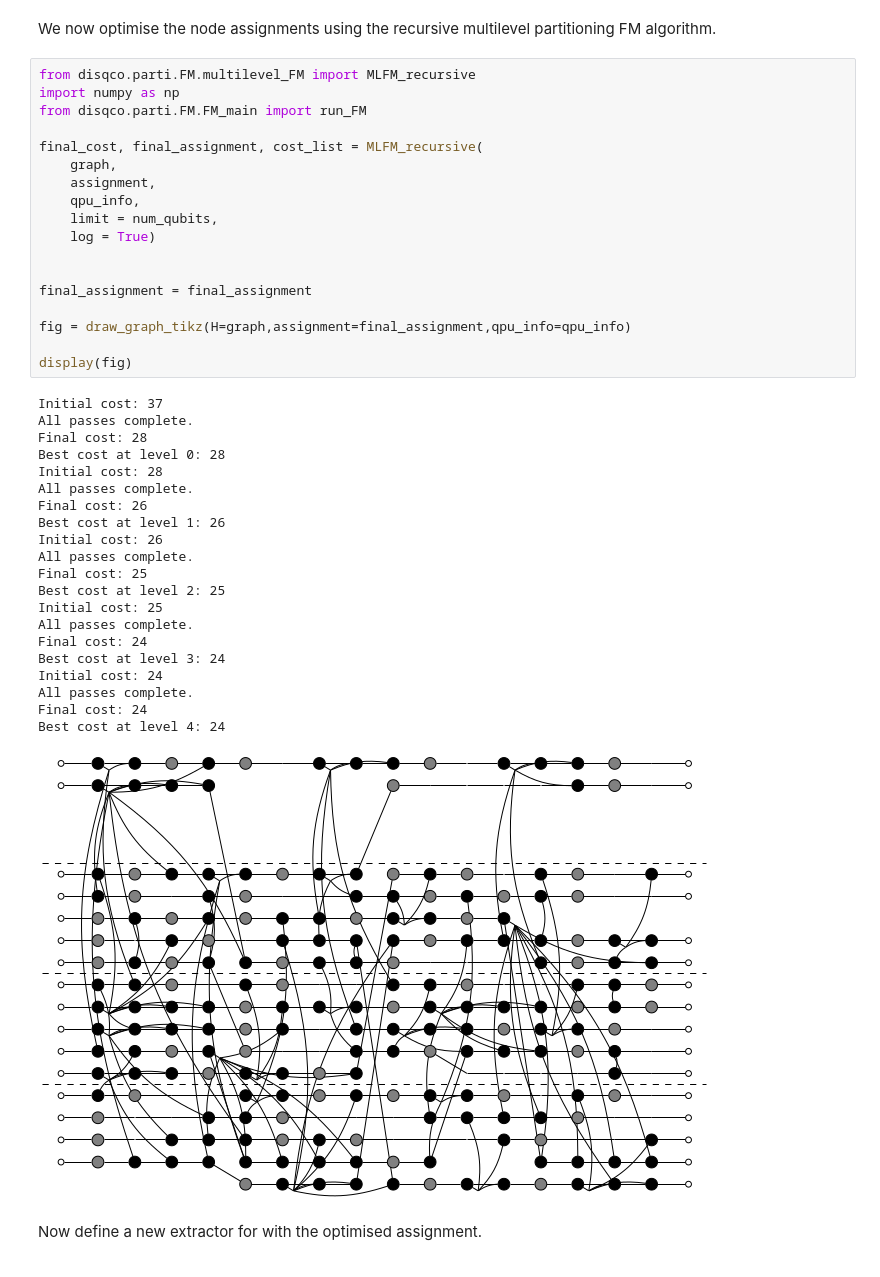
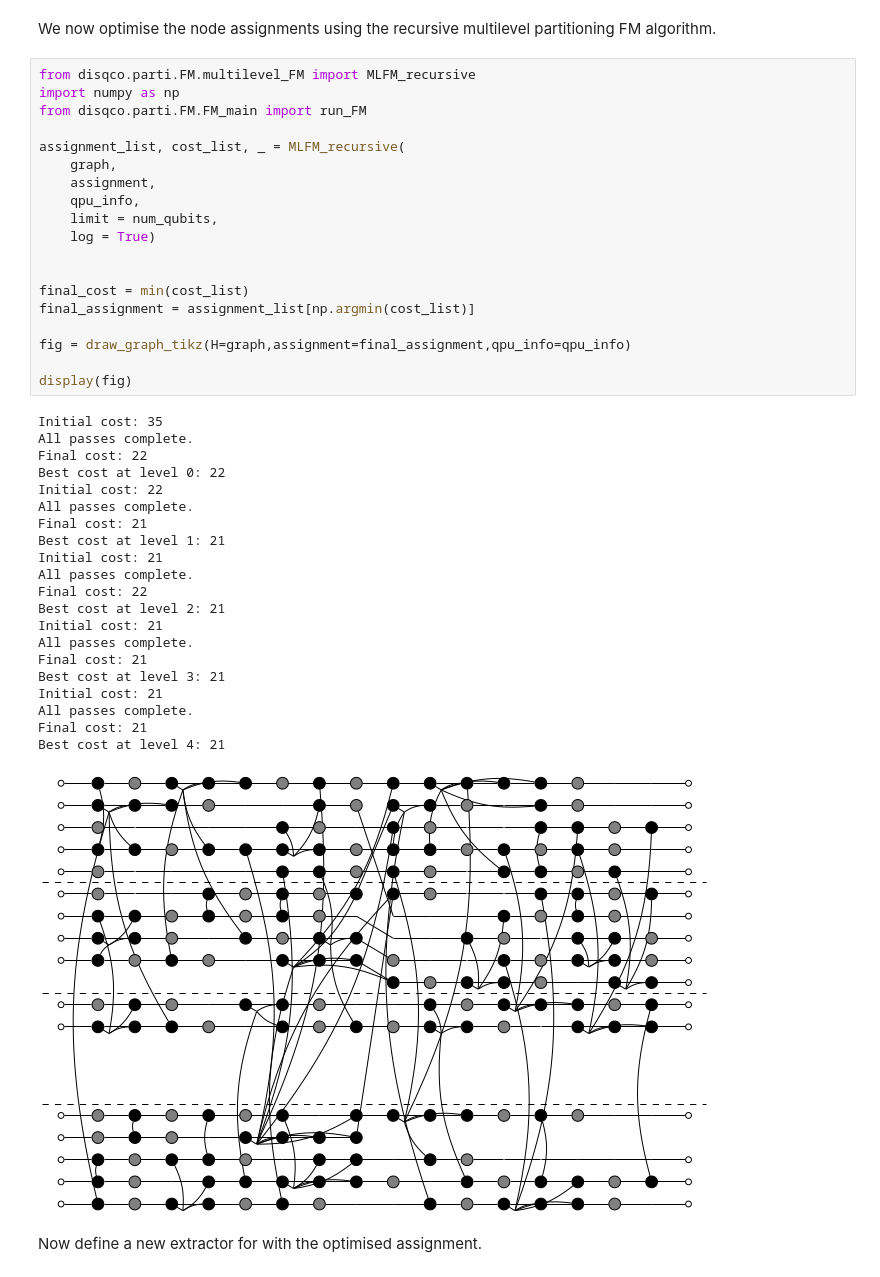
Before and after one commit to felix-burt/DISQCO, a Jupyter notebook: Demos/circuit_extraction_demo.ipynb, the cells around one changed output. Cells and saved outputs as stored; diff of their text form.

```diff
--- a/Demos/circuit_extraction_demo.ipynb
+++ b/Demos/circuit_extraction_demo.ipynb
@@ -155,43 +128,44 @@ We now optimise the node assignments using the recursive multilevel partitioning
 # %%
 from disqco.parti.FM.multilevel_FM import MLFM_recursive
 import numpy as np
 from disqco.parti.FM.FM_main import run_FM
 
-final_cost, final_assignment, cost_list = MLFM_recursive(
+assignment_list, cost_list, _ = MLFM_recursive(
     graph,
     assignment,
     qpu_info,
     limit = num_qubits,
     log = True)
 
 
-final_assignment = final_assignment
+final_cost = min(cost_list)
+final_assignment = assignment_list[np.argmin(cost_list)]
 
 fig = draw_graph_tikz(H=graph,assignment=final_assignment,qpu_info=qpu_info)
 
 display(fig)
 # %% [output]
-Initial cost: 37
+Initial cost: 35
 All passes complete.
-Final cost: 28
-Best cost at level 0: 28
-Initial cost: 28
+Final cost: 22
+Best cost at level 0: 22
+Initial cost: 22
 All passes complete.
-Final cost: 26
-Best cost at level 1: 26
-Initial cost: 26
+Final cost: 21
+Best cost at level 1: 21
+Initial cost: 21
 All passes complete.
-Final cost: 25
-Best cost at level 2: 25
-Initial cost: 25
+Final cost: 22
+Best cost at level 2: 21
+Initial cost: 21
 All passes complete.
-Final cost: 24
-Best cost at level 3: 24
-Initial cost: 24
+Final cost: 21
+Best cost at level 3: 21
+Initial cost: 21
 All passes complete.
-Final cost: 24
-Best cost at level 4: 24
+Final cost: 21
+Best cost at level 4: 21
-[figure, old version]
+[figure, new version]
 # %% [markdown]
 Now define a new extractor for with the optimised assignment.
 # %%
```
Also changed, not shown: parts of 7 cells of this notebook, 28 other files.
